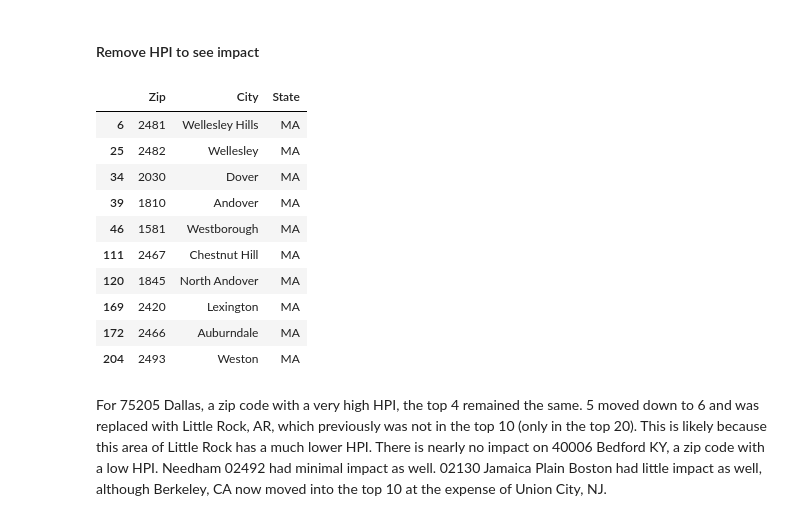
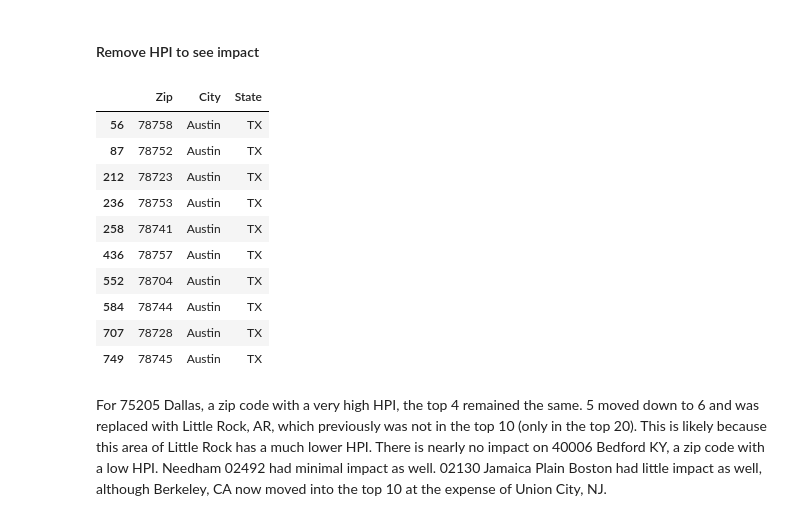
Before and after one commit to MLondon1027/Relocation_Recommender_System, a Jupyter notebook: Real_Estate_Recommender.ipynb, the cells around one changed output. Saved outputs shown, nothing was run; the diff lists cells and outputs as text; code cells hidden in the pictures.

```diff
--- a/Real_Estate_Recommender.ipynb
+++ b/Real_Estate_Recommender.ipynb
@@ -665,7 +657,7 @@ data_percents = data_percents[['total_pop', 'Percent_Under_5', 'Percent_5_to_9',
 final = pd.concat([data_percents, education_percents, employment_percents, language_percents, veteran_percents, transportation_percents, financial_percents, marital_percents, real_estate_2019, density, housing_char_percents, dem_char_percents], axis=1)
 # %%
 # Fix the remaining object datatypes in the final. Cut down zip codes less than 2000
-final['Mean_Commute_Time'] = final['Mean_Commute_Time'].astype(float)
+
 final['Median_HH_Income'] = final['Median_HH_Income'].replace({'-': np.nan})
 final['Median_HH_Income'] = final['Median_HH_Income'].replace({'2,500-': 2500.0})
 final['Median_HH_Income'] = final['Median_HH_Income'].replace({'250,000+': 250000.0})
@@ -1035,19 +1029,19 @@ def cosine_recommend_zip(zip_input, num=10, city=None, state=None):
             merged = merged[merged['City']==city]
             return merged[0:num]
 # %%
-cosine_recommend_zip('75205', 10, city=None, state='MA')
+cosine_recommend_zip('01702', 10, city='Austin', state='TX')
 # %% [output]
 |  | Zip | City | State |
-| 6 | 2481 | Wellesley Hills | MA |
-| 25 | 2482 | Wellesley | MA |
-| 34 | 2030 | Dover | MA |
-| 39 | 1810 | Andover | MA |
-| 46 | 1581 | Westborough | MA |
-| 111 | 2467 | Chestnut Hill | MA |
-| 120 | 1845 | North Andover | MA |
-| 169 | 2420 | Lexington | MA |
-| 172 | 2466 | Auburndale | MA |
-| 204 | 2493 | Weston | MA |
+| 56 | 78758 | Austin | TX |
+| 87 | 78752 | Austin | TX |
+| 212 | 78723 | Austin | TX |
+| 236 | 78753 | Austin | TX |
+| 258 | 78741 | Austin | TX |
+| 436 | 78757 | Austin | TX |
+| 552 | 78704 | Austin | TX |
+| 584 | 78744 | Austin | TX |
+| 707 | 78728 | Austin | TX |
+| 749 | 78745 | Austin | TX |
 # %% [markdown]
 For 75205 Dallas, a zip code with a very high HPI, the top 4 remained the same. 5 moved down to 6 and was replaced with Little Rock, AR, which previously was not in the top 10 (only in the top 20). This is likely because this area of Little Rock has a much lower HPI. There is nearly no impact on 40006 Bedford KY, a zip code with a low HPI. Needham 02492 had minimal impact as well. 02130 Jamaica Plain Boston had little impact as well, although Berkeley, CA now moved into the top 10 at the expense of Union City, NJ.
 # %% [markdown]
```
Also changed, not shown: parts of 44 cells of this notebook.
